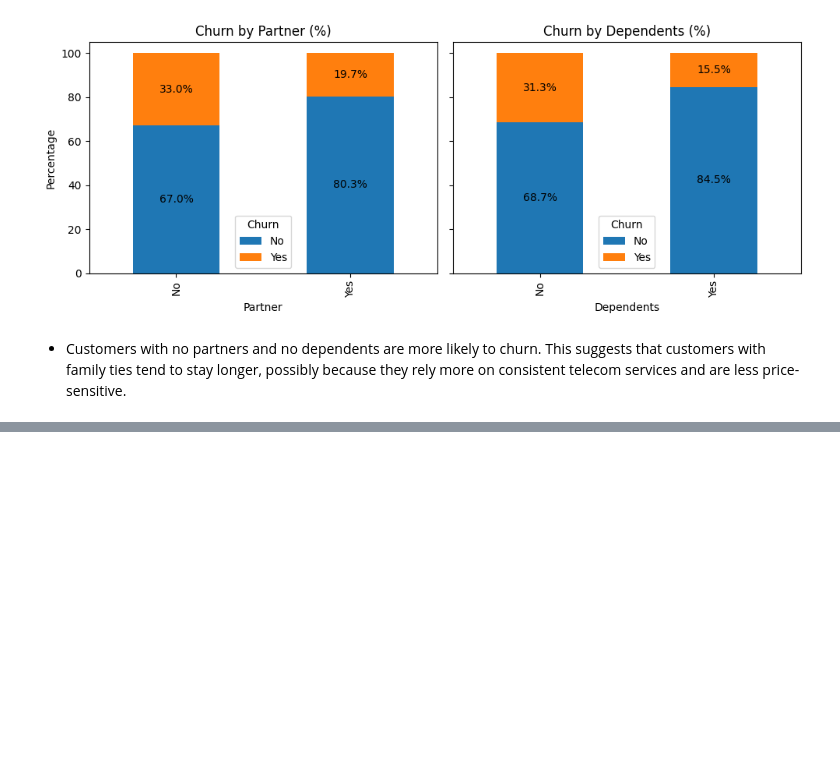
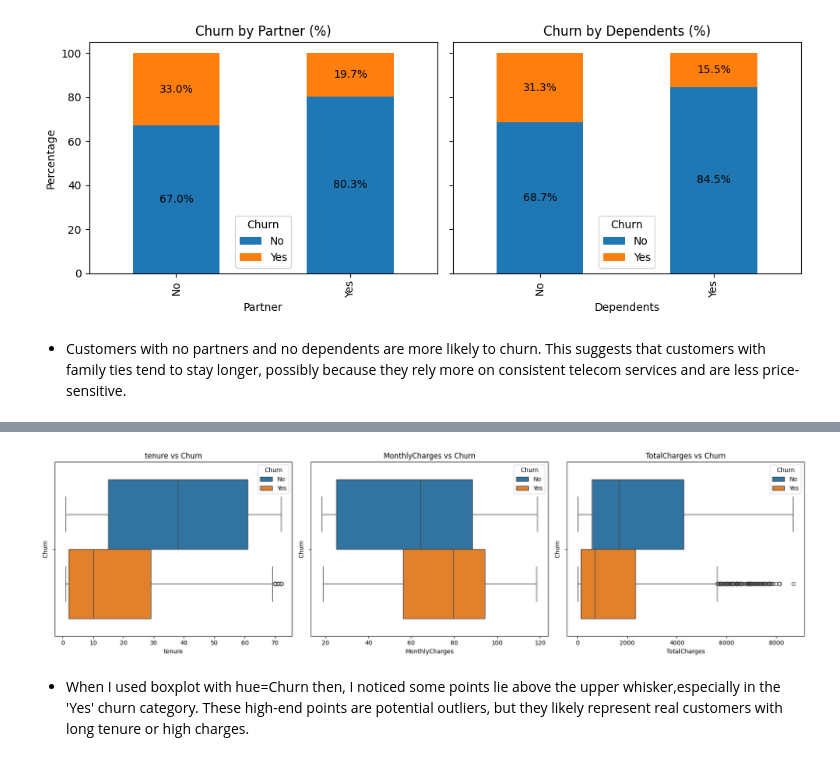
Before and after one commit to AjitaGiri/Customer_Churn_Prediction, a Jupyter notebook: notebook/EDA.ipynb, the cells around one changed output, grey strips where cells are left out. Saved outputs shown, nothing was run; the diff lists cells and outputs as text; code cells hidden in the pictures; blank space fills up the shorter version.

```diff
--- a/notebook/EDA.ipynb
+++ b/notebook/EDA.ipynb
@@ -389,0 +453,14 @@ This suggests that customers with family ties tend to stay longer, possibly beca
+# %%
+columns=['tenure','MonthlyCharges','TotalCharges']
+fig,axs=plt.subplots(1,3,figsize=(18,5))
+
+for i,col in enumerate(columns):
+    sns.boxplot(x=col,data=df,ax=axs[i],hue='Churn')
+    axs[i].set_title(f'{col} vs Churn')
+    axs[i].set_ylabel('Churn')
+    axs[i].set_xlabel(col)
+plt.tight_layout()
+# %% [output]
+[figure, added]
+# %% [markdown]
+- When I used boxplot with hue=Churn then, I noticed some points lie above the upper whisker,especially in the 'Yes' churn category. These high-end points are potential outliers, but they likely represent real customers with long tenure or high charges.
```
Also changed, not shown: parts of 6 cells of this notebook.
